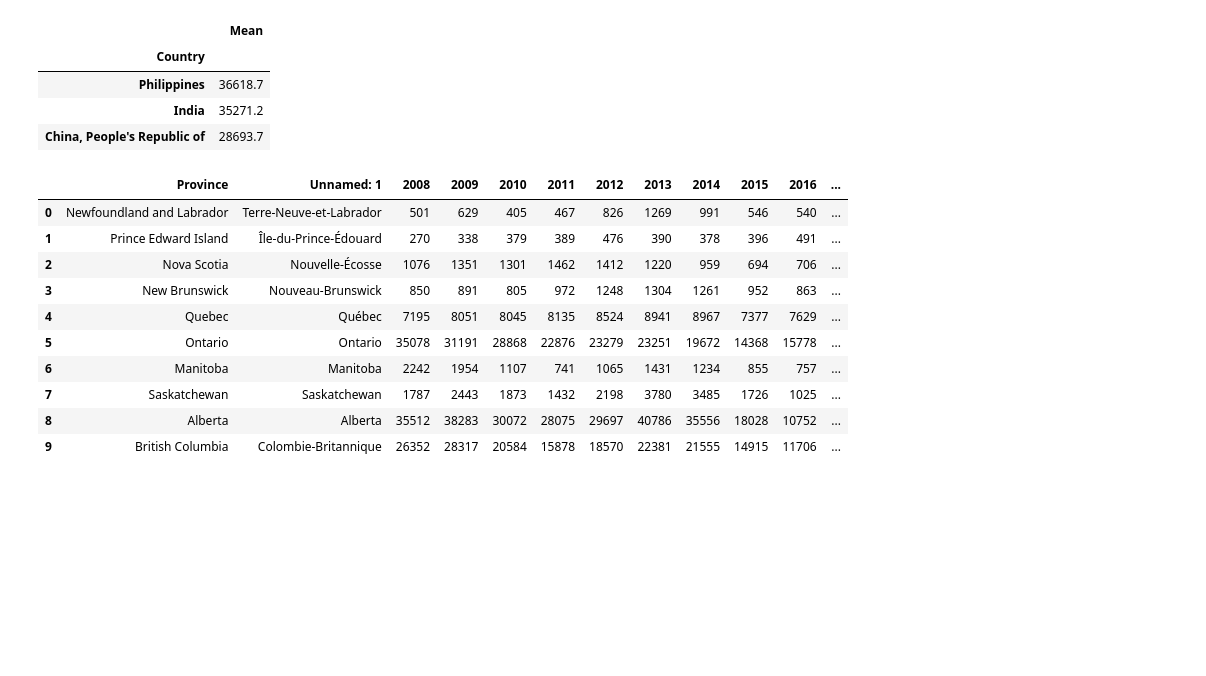
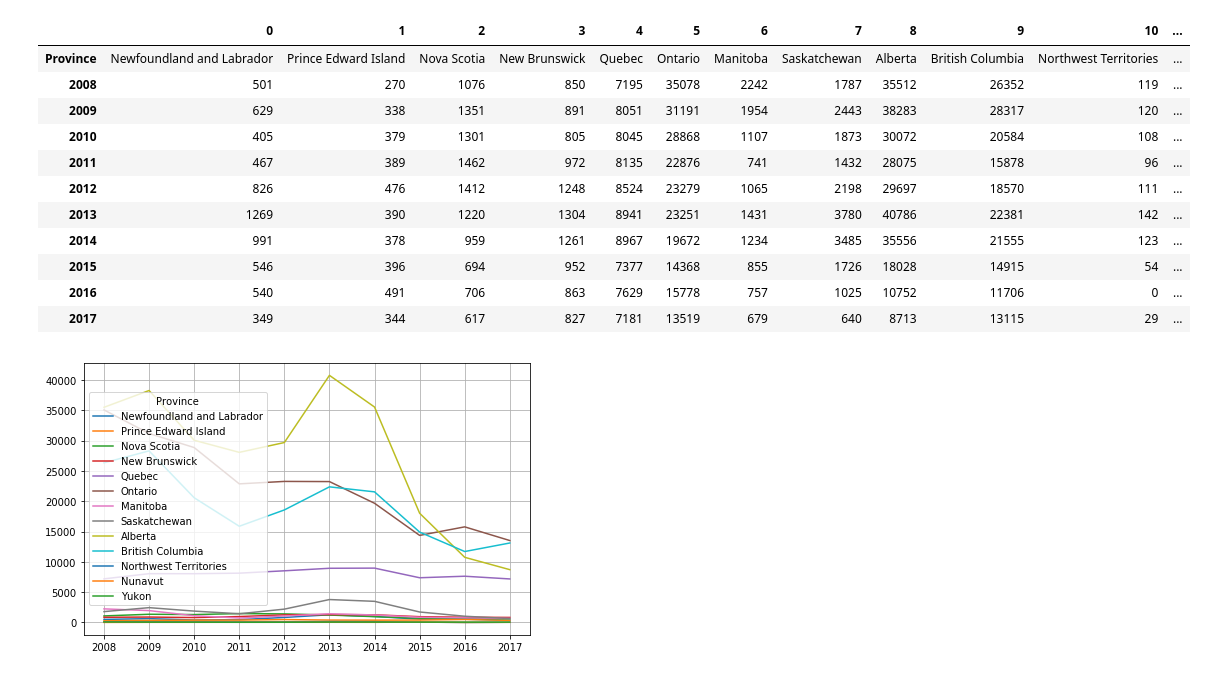
Before and after one commit to Sbagni/Data-Analysis, a Jupyter notebook: Analysis/Canada_analysis.ipynb, the cells around one changed output. Saved outputs shown, nothing was run; the diff lists cells and outputs as text; code cells hidden in the pictures; blank space fills up the shorter version.

```diff
--- a/Analysis/Canada_analysis.ipynb
+++ b/Analysis/Canada_analysis.ipynb
@@ -113,31 +145,36 @@ plt.show()
-# %%
-group_df = df_canada_temp_pr.groupby(["Country"])
-group_mean_df = pd.DataFrame({"Mean": group_df["Number"].mean()
-
-})
-group_mean_df
-group_mean_df.sort_values("Mean", ascending = False).head(3)
-# %% [output]
-|  | Mean |
-| Country |  |
-| Philippines | 36618.7 |
-| India | 35271.2 |
-| China, People's Republic of | 28693.7 |
 # %%
 #third dataframe
 df_canada_destination = pd.read_csv("../Dataset/IRCC_FF_TR_2017_08_CSV_destination.csv", encoding="ISO-8859-1")
 df_canada_destination = df_canada_destination.rename(columns={"Unnamed: 0": "Province"})
-df_canada_destination= df_canada_destination.drop(df_canada_destination.index[[10,11,12,13]])
-df_canada_destination
+del df_canada_destination["Unnamed: 1"]
+df_canada_destination = df_canada_destination.drop([13])
+# df_canada_destination= df_canada_destination.drop(df_canada_destination.index[[10,11,12,13]])
+df_canada_destination_t = df_canada_destination.T
+df_canada_destination_t
 # %% [output]
-|  | Province | Unnamed: 1 | 2008 | 2009 | 2010 | 2011 | 2012 | 2013 | 2014 | 2015 | 2016 | ... |
-| 0 | Newfoundland and Labrador | Terre-Neuve-et-Labrador | 501 | 629 | 405 | 467 | 826 | 1269 | 991 | 546 | 540 | ... |
-| 1 | Prince Edward Island | Île-du-Prince-Édouard | 270 | 338 | 379 | 389 | 476 | 390 | 378 | 396 | 491 | ... |
-| 2 | Nova Scotia | Nouvelle-Écosse | 1076 | 1351 | 1301 | 1462 | 1412 | 1220 | 959 | 694 | 706 | ... |
-| 3 | New Brunswick | Nouveau-Brunswick | 850 | 891 | 805 | 972 | 1248 | 1304 | 1261 | 952 | 863 | ... |
-| 4 | Quebec | Québec | 7195 | 8051 | 8045 | 8135 | 8524 | 8941 | 8967 | 7377 | 7629 | ... |
-| 5 | Ontario | Ontario | 35078 | 31191 | 28868 | 22876 | 23279 | 23251 | 19672 | 14368 | 15778 | ... |
-| 6 | Manitoba | Manitoba | 2242 | 1954 | 1107 | 741 | 1065 | 1431 | 1234 | 855 | 757 | ... |
-| 7 | Saskatchewan | Saskatchewan | 1787 | 2443 | 1873 | 1432 | 2198 | 3780 | 3485 | 1726 | 1025 | ... |
-| 8 | Alberta | Alberta | 35512 | 38283 | 30072 | 28075 | 29697 | 40786 | 35556 | 18028 | 10752 | ... |
-| 9 | British Columbia | Colombie-Britannique | 26352 | 28317 | 20584 | 15878 | 18570 | 22381 | 21555 | 14915 | 11706 | ... |
+|  | 0 | 1 | 2 | 3 | 4 | 5 | 6 | 7 | 8 | 9 | 10 | ... |
+| Province | Newfoundland and Labrador | Prince Edward Island | Nova Scotia | New Brunswick | Quebec | Ontario | Manitoba | Saskatchewan | Alberta | British Columbia | Northwest Territories | ... |
+| 2008 | 501 | 270 | 1076 | 850 | 7195 | 35078 | 2242 | 1787 | 35512 | 26352 | 119 | ... |
+| 2009 | 629 | 338 | 1351 | 891 | 8051 | 31191 | 1954 | 2443 | 38283 | 28317 | 120 | ... |
+| 2010 | 405 | 379 | 1301 | 805 | 8045 | 28868 | 1107 | 1873 | 30072 | 20584 | 108 | ... |
+| 2011 | 467 | 389 | 1462 | 972 | 8135 | 22876 | 741 | 1432 | 28075 | 15878 | 96 | ... |
+| 2012 | 826 | 476 | 1412 | 1248 | 8524 | 23279 | 1065 | 2198 | 29697 | 18570 | 111 | ... |
+| 2013 | 1269 | 390 | 1220 | 1304 | 8941 | 23251 | 1431 | 3780 | 40786 | 22381 | 142 | ... |
+| 2014 | 991 | 378 | 959 | 1261 | 8967 | 19672 | 1234 | 3485 | 35556 | 21555 | 123 | ... |
+| 2015 | 546 | 396 | 694 | 952 | 7377 | 14368 | 855 | 1726 | 18028 | 14915 | 54 | ... |
+| 2016 | 540 | 491 | 706 | 863 | 7629 | 15778 | 757 | 1025 | 10752 | 11706 | 0 | ... |
+| 2017 | 349 | 344 | 617 | 827 | 7181 | 13519 | 679 | 640 | 8713 | 13115 | 29 | ... |
+# %%
+new_header = df_canada_destination_t.iloc[0] #grab the first row for the header
+df_canada_destination_t = df_canada_destination_t[1:] #take the data less the header row
+df_canada_destination_t.columns = new_header #set the header row as the df header
+df_canada_destination_t.reset_index(inplace=True)
+
+ax = df_canada_destination_t.plot(figsize=(8,5))
+ax.set_xticks(df_canada_destination_t.index)
+ax.set_xticklabels(df_canada_destination_t["index"])
+ax.grid()
+
+# df_canada_destination_t.plot()
+# %% [output]
+[figure, added]
```
Also changed, not shown: parts of 29 cells of this notebook.
